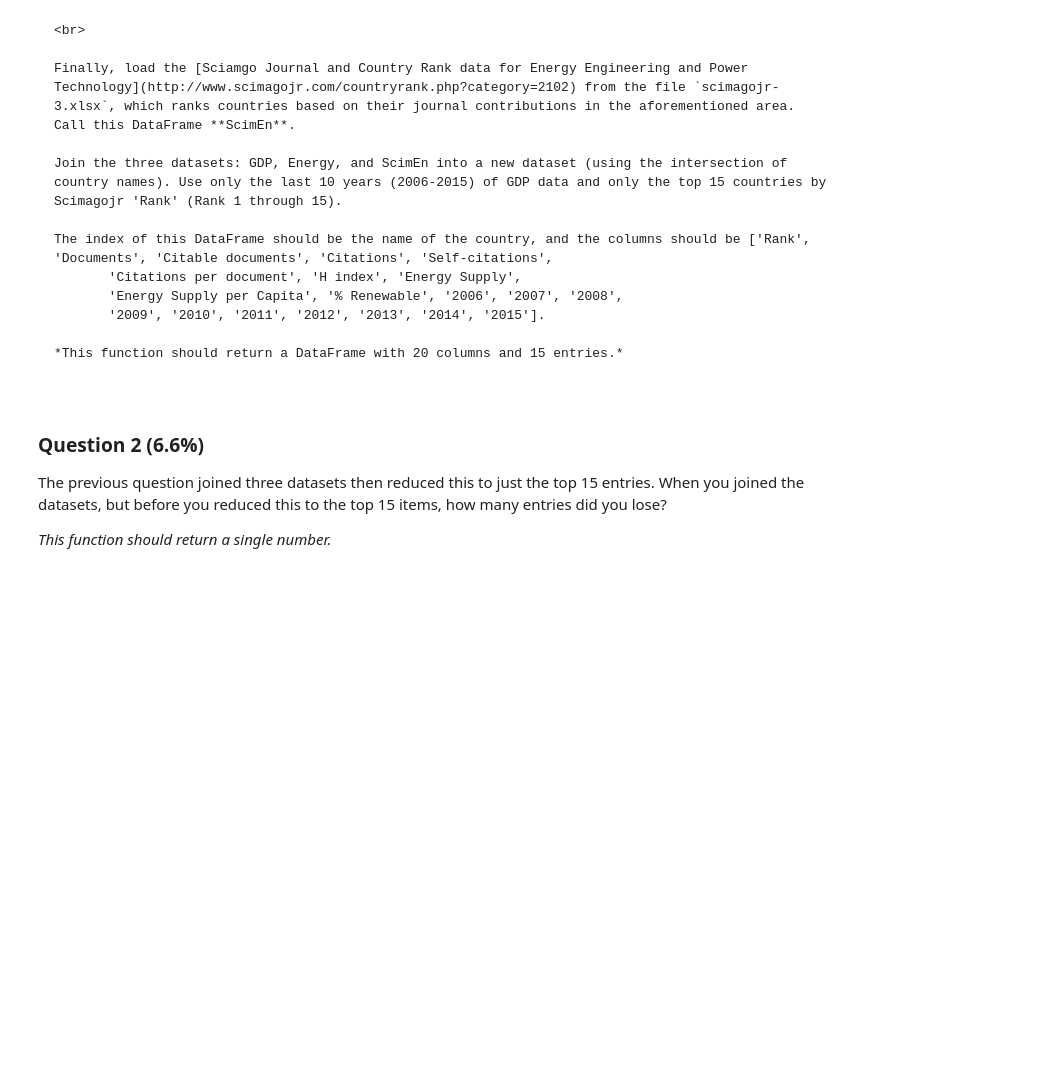
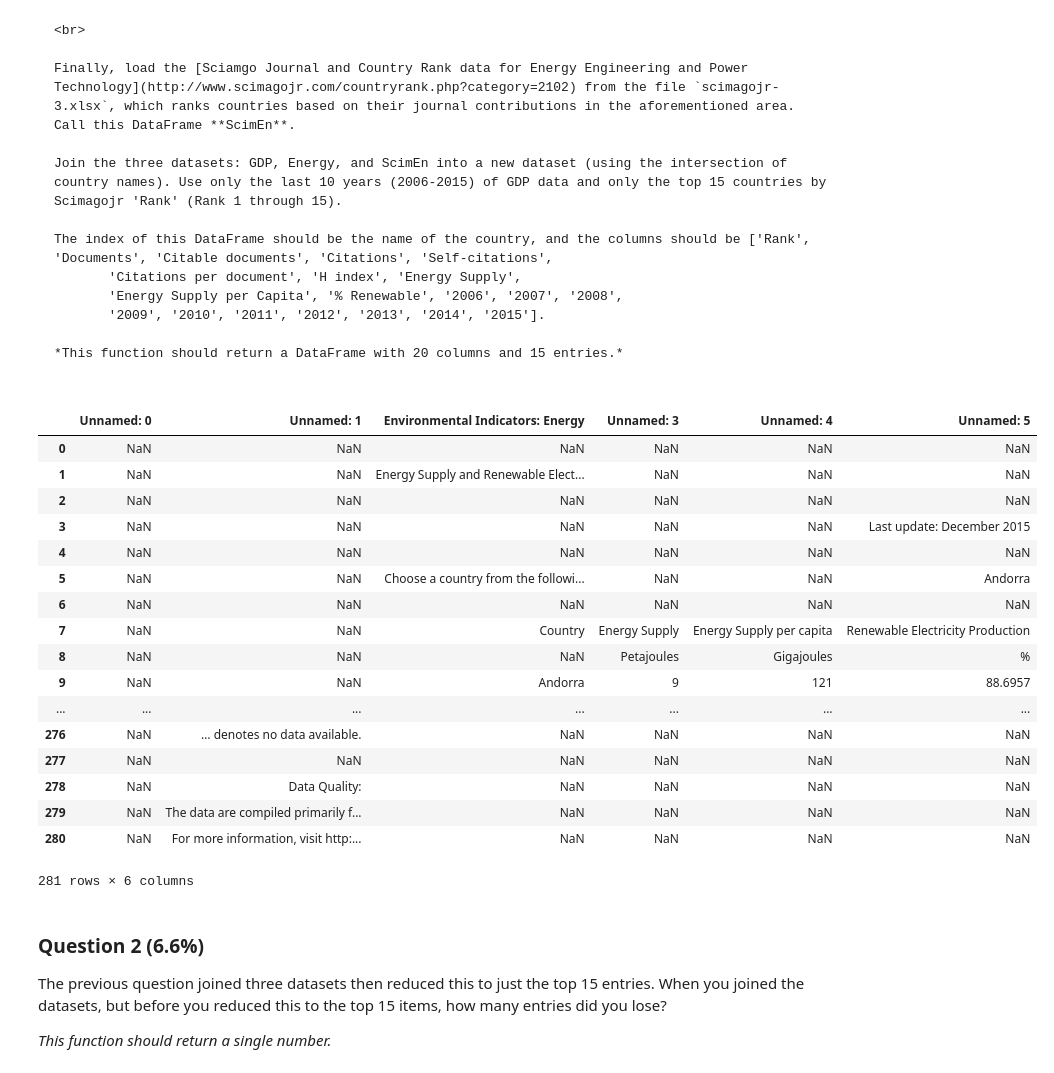
Before and after one commit to wontheone1/introduction-to-data-science-in-python, a Jupyter notebook: week3/Assignment3.ipynb, the cells around one changed output. Drawn from its saved outputs; the diff is of its cells as text; code cells hidden in the pictures; blank space fills up the shorter version.

Commit message:
Load energy indicator

```diff
--- a/week3/Assignment3.ipynb
+++ b/week3/Assignment3.ipynb
@@ -57,3 +59,25 @@ The index of this DataFrame should be the name of the country, and the columns s
+# %%
+energy = pd.read_excel('Energy Indicators.xls')
+energy
+# %% [output]
+|  | Unnamed: 0 | Unnamed: 1 | Environmental Indicators: Energy | Unnamed: 3 | Unnamed: 4 | Unnamed: 5 |
+| 0 | NaN | NaN | NaN | NaN | NaN | NaN |
+| 1 | NaN | NaN | Energy Supply and Renewable Elect... | NaN | NaN | NaN |
+| 2 | NaN | NaN | NaN | NaN | NaN | NaN |
+| 3 | NaN | NaN | NaN | NaN | NaN | Last update: December 2015 |
+| 4 | NaN | NaN | NaN | NaN | NaN | NaN |
+| 5 | NaN | NaN | Choose a country from the followi... | NaN | NaN | Andorra |
+| 6 | NaN | NaN | NaN | NaN | NaN | NaN |
+| 7 | NaN | NaN | Country | Energy Supply | Energy Supply per capita | Renewable Electricity Production |
+| 8 | NaN | NaN | NaN | Petajoules | Gigajoules | % |
+| 9 | NaN | NaN | Andorra | 9 | 121 | 88.6957 |
+| ... | ... | ... | ... | ... | ... | ... |
+| 276 | NaN | … denotes no data available. | NaN | NaN | NaN | NaN |
+| 277 | NaN | NaN | NaN | NaN | NaN | NaN |
+| 278 | NaN | Data Quality: | NaN | NaN | NaN | NaN |
+| 279 | NaN | The data are compiled primarily f... | NaN | NaN | NaN | NaN |
+| 280 | NaN | For more information, visit http:... | NaN | NaN | NaN | NaN |
+281 rows × 6 columns
 # %%
 def answer_one():
     return "ANSWER"
```
Also changed, not shown: parts of 1 cell of this notebook.
